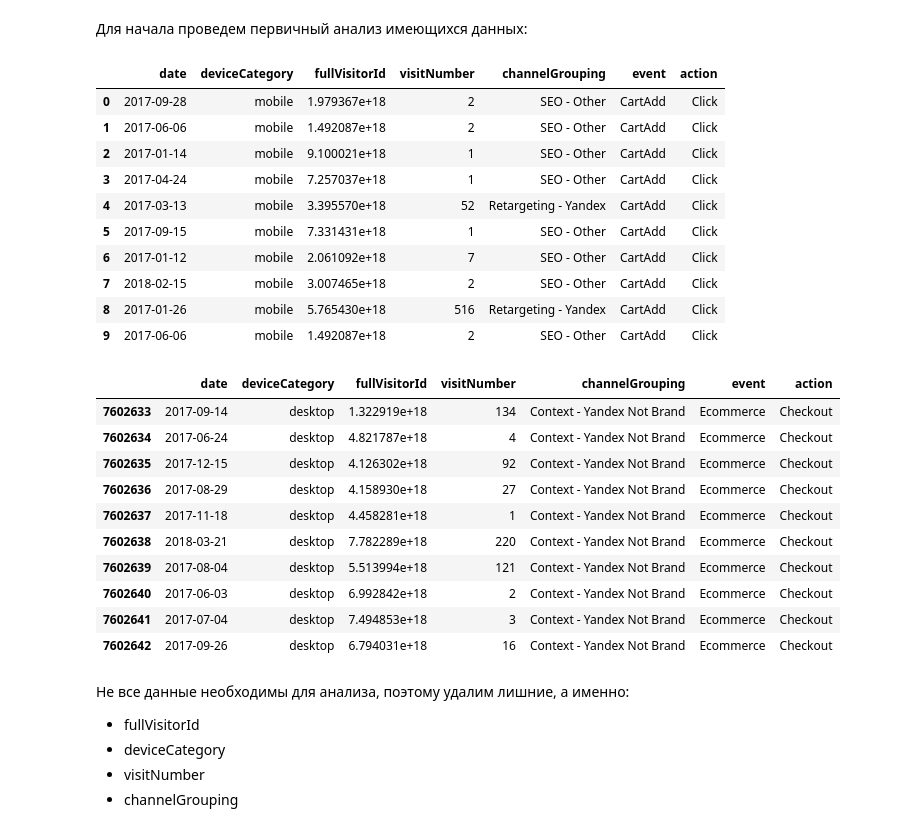
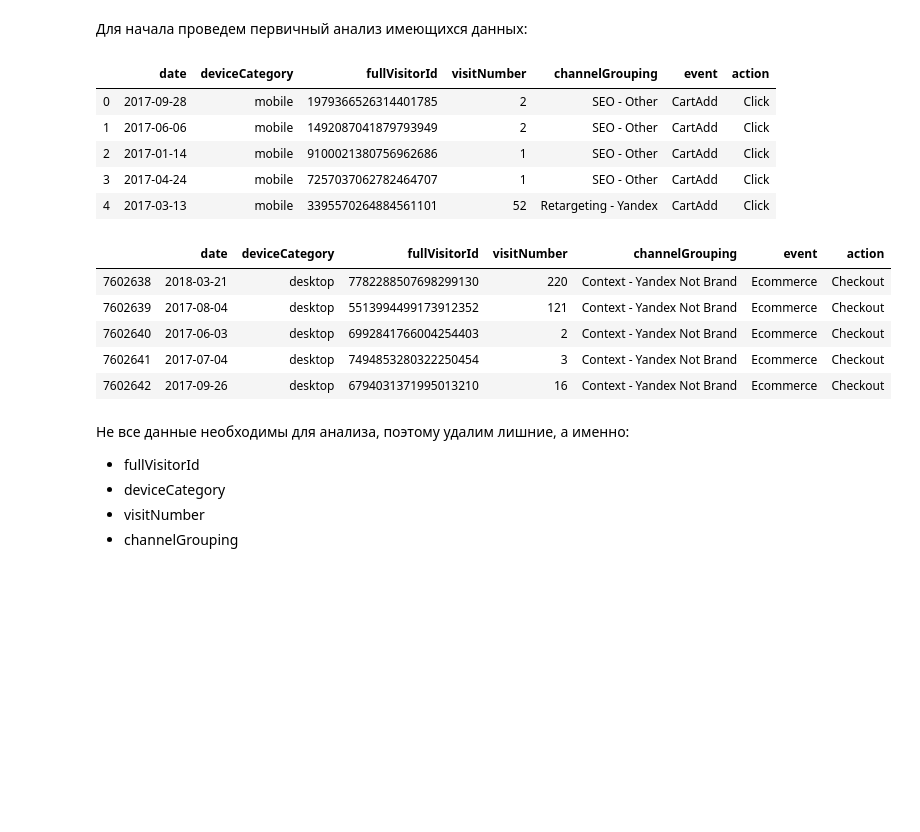
Before and after one commit to sofozzz/ab-test, a Jupyter notebook: test_task.ipynb, the cells around one changed output. Cells and saved outputs as stored; diff of their text form; code cells hidden in the pictures; blank space fills up the shorter version.

```diff
--- a/test_task.ipynb
+++ b/test_task.ipynb
@@ -16,41 +16,31 @@ from statsmodels.sandbox.stats.multicomp import multipletests
 import matplotlib.pyplot as plt
 # %%
 # Загружаем данные для анализа в формате DataFrame
-data = pd.read_csv('task_for_candidat.csv', parse_dates=['date'])
+data = pd.read_csv('test results.csv', parse_dates=['date'], low_memory=False)
 # %% [markdown]
 ## Первичный визуальный анализ данных
 # %% [markdown]
 Для начала проведем первичный анализ имеющихся данных:
 # %%
-# Первые десять строк
-data[:10]
+# Первые пять строк
+data[:5]
 # %% [output]
 |  | date | deviceCategory | fullVisitorId | visitNumber | channelGrouping | event | action |
-| 0 | 2017-09-28 | mobile | 1.979367e+18 | 2 | SEO - Other | CartAdd | Click |
-| 1 | 2017-06-06 | mobile | 1.492087e+18 | 2 | SEO - Other | CartAdd | Click |
-| 2 | 2017-01-14 | mobile | 9.100021e+18 | 1 | SEO - Other | CartAdd | Click |
-| 3 | 2017-04-24 | mobile | 7.257037e+18 | 1 | SEO - Other | CartAdd | Click |
-| 4 | 2017-03-13 | mobile | 3.395570e+18 | 52 | Retargeting - Yandex | CartAdd | Click |
-| 5 | 2017-09-15 | mobile | 7.331431e+18 | 1 | SEO - Other | CartAdd | Click |
-| 6 | 2017-01-12 | mobile | 2.061092e+18 | 7 | SEO - Other | CartAdd | Click |
-| 7 | 2018-02-15 | mobile | 3.007465e+18 | 2 | SEO - Other | CartAdd | Click |
-| 8 | 2017-01-26 | mobile | 5.765430e+18 | 516 | Retargeting - Yandex | CartAdd | Click |
-| 9 | 2017-06-06 | mobile | 1.492087e+18 | 2 | SEO - Other | CartAdd | Click |
+| 0 | 2017-09-28 | mobile | 1979366526314401785 | 2 | SEO - Other | CartAdd | Click |
+| 1 | 2017-06-06 | mobile | 1492087041879793949 | 2 | SEO - Other | CartAdd | Click |
+| 2 | 2017-01-14 | mobile | 9100021380756962686 | 1 | SEO - Other | CartAdd | Click |
+| 3 | 2017-04-24 | mobile | 7257037062782464707 | 1 | SEO - Other | CartAdd | Click |
+| 4 | 2017-03-13 | mobile | 3395570264884561101 | 52 | Retargeting - Yandex | CartAdd | Click |
 # %%
-# Последние десять строк
-data[-10:]
+# Последние пять строк
+data[-5:]
 # %% [output]
 |  | date | deviceCategory | fullVisitorId | visitNumber | channelGrouping | event | action |
-| 7602633 | 2017-09-14 | desktop | 1.322919e+18 | 134 | Context - Yandex Not Brand | Ecommerce | Checkout |
-| 7602634 | 2017-06-24 | desktop | 4.821787e+18 | 4 | Context - Yandex Not Brand | Ecommerce | Checkout |
-| 7602635 | 2017-12-15 | desktop | 4.126302e+18 | 92 | Context - Yandex Not Brand | Ecommerce | Checkout |
-| 7602636 | 2017-08-29 | desktop | 4.158930e+18 | 27 | Context - Yandex Not Brand | Ecommerce | Checkout |
-| 7602637 | 2017-11-18 | desktop | 4.458281e+18 | 1 | Context - Yandex Not Brand | Ecommerce | Checkout |
-| 7602638 | 2018-03-21 | desktop | 7.782289e+18 | 220 | Context - Yandex Not Brand | Ecommerce | Checkout |
-| 7602639 | 2017-08-04 | desktop | 5.513994e+18 | 121 | Context - Yandex Not Brand | Ecommerce | Checkout |
-| 7602640 | 2017-06-03 | desktop | 6.992842e+18 | 2 | Context - Yandex Not Brand | Ecommerce | Checkout |
-| 7602641 | 2017-07-04 | desktop | 7.494853e+18 | 3 | Context - Yandex Not Brand | Ecommerce | Checkout |
-| 7602642 | 2017-09-26 | desktop | 6.794031e+18 | 16 | Context - Yandex Not Brand | Ecommerce | Checkout |
+| 7602638 | 2018-03-21 | desktop | 7782288507698299130 | 220 | Context - Yandex Not Brand | Ecommerce | Checkout |
+| 7602639 | 2017-08-04 | desktop | 5513994499173912352 | 121 | Context - Yandex Not Brand | Ecommerce | Checkout |
+| 7602640 | 2017-06-03 | desktop | 6992841766004254403 | 2 | Context - Yandex Not Brand | Ecommerce | Checkout |
+| 7602641 | 2017-07-04 | desktop | 7494853280322250454 | 3 | Context - Yandex Not Brand | Ecommerce | Checkout |
+| 7602642 | 2017-09-26 | desktop | 6794031371995013210 | 16 | Context - Yandex Not Brand | Ecommerce | Checkout |
 # %% [markdown]
 Не все данные необходимы для анализа, поэтому удалим лишние, а именно:
 * fullVisitorId
```
Also changed, not shown: parts of 9 cells of this notebook.
